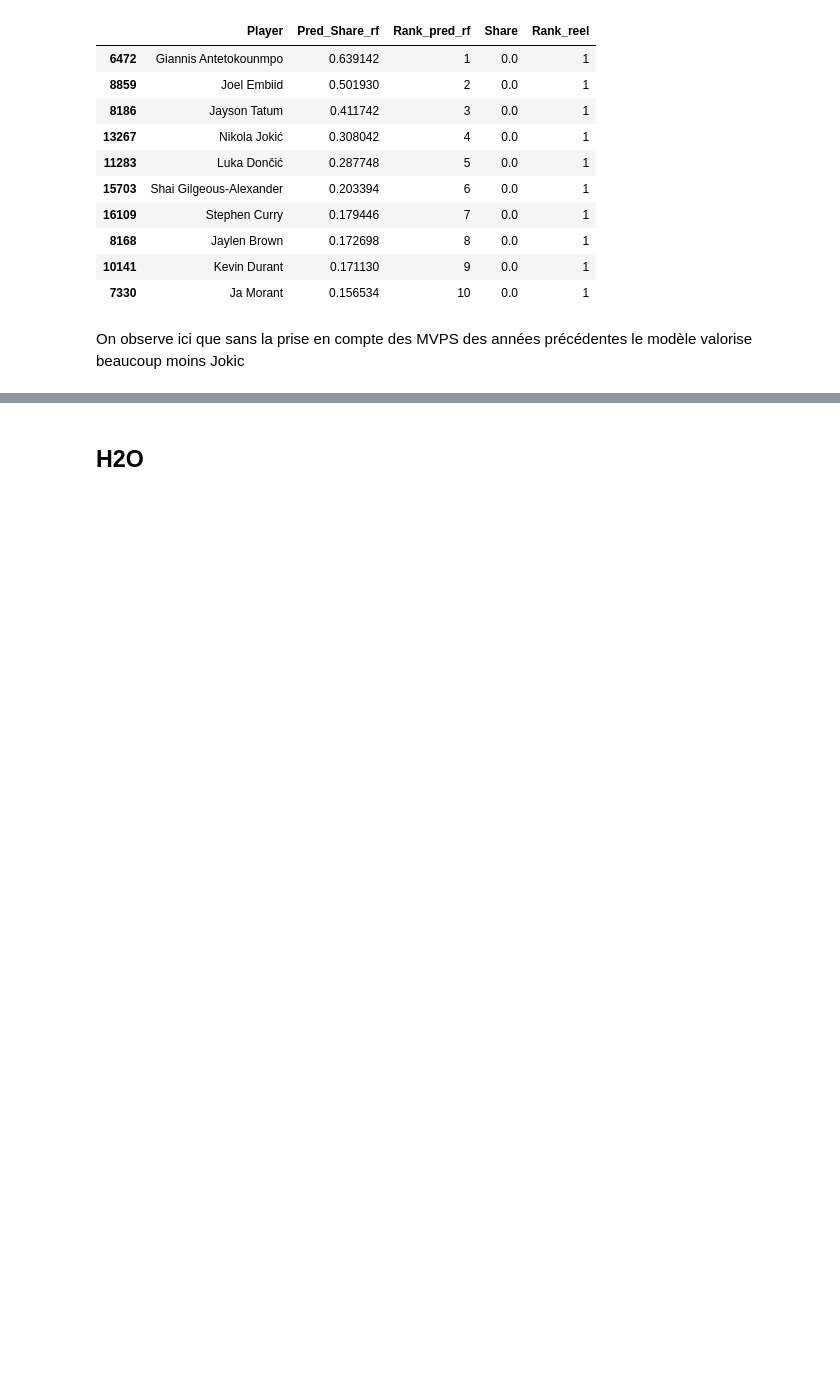
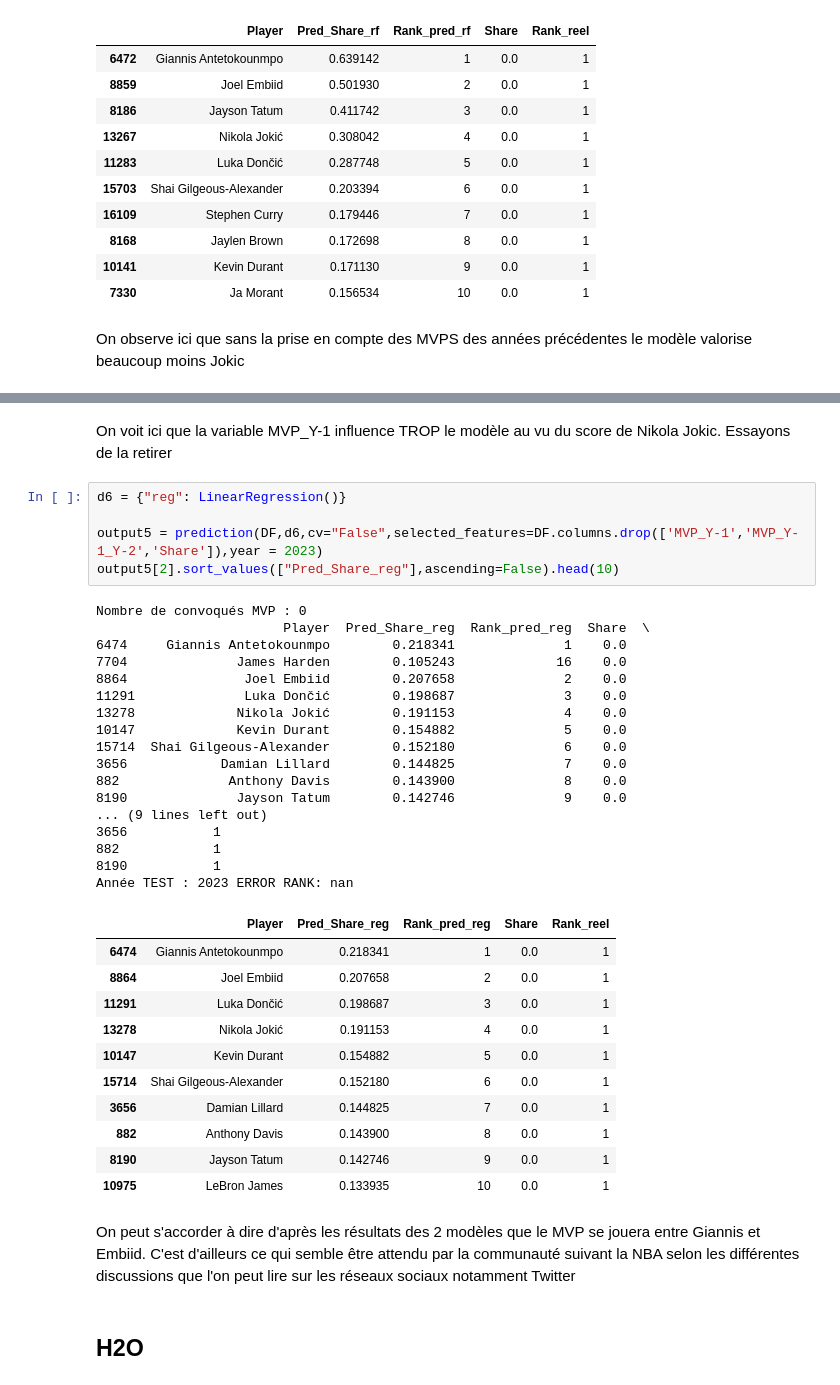
Before and after one commit to MartinErwan/ML_NBA_MVP_Prediction, a Jupyter notebook: PFE_Prediction.ipynb, the cells around one changed output, grey strips where cells are left out. Drawn from its saved outputs; the diff is of its cells as text; blank space fills up the shorter version.

```diff
--- a/PFE_Prediction.ipynb
+++ b/PFE_Prediction.ipynb
@@ -971,3 +928,43 @@ On observe ici que sans la prise en compte des MVPS des années précédentes le
+# %% [markdown]
+On voit ici que la variable MVP_Y-1 influence TROP le modèle au vu du score de Nikola Jokic. Essayons de la
+retirer
+# %%
+d6 = {"reg": LinearRegression()}
+
+output5 = prediction(DF,d6,cv="False",selected_features=DF.columns.drop(['MVP_Y-1','MVP_Y-1_Y-2','Share']),year = 2023)
+output5[2].sort_values(["Pred_Share_reg"],ascending=False).head(10)
+# %% [output]
+Nombre de convoqués MVP : 0
+                        Player  Pred_Share_reg  Rank_pred_reg  Share  \
+6474     Giannis Antetokounmpo        0.218341              1    0.0
+7704              James Harden        0.105243             16    0.0
+8864               Joel Embiid        0.207658              2    0.0
+11291              Luka Dončić        0.198687              3    0.0
+13278             Nikola Jokić        0.191153              4    0.0
+10147             Kevin Durant        0.154882              5    0.0
+15714  Shai Gilgeous-Alexander        0.152180              6    0.0
+3656            Damian Lillard        0.144825              7    0.0
+882              Anthony Davis        0.143900              8    0.0
+8190              Jayson Tatum        0.142746              9    0.0
+... (9 lines left out)
+3656           1
+882            1
+8190           1
+Année TEST : 2023 ERROR RANK: nan
+|  | Player | Pred_Share_reg | Rank_pred_reg | Share | Rank_reel |
+| 6474 | Giannis Antetokounmpo | 0.218341 | 1 | 0.0 | 1 |
+| 8864 | Joel Embiid | 0.207658 | 2 | 0.0 | 1 |
+| 11291 | Luka Dončić | 0.198687 | 3 | 0.0 | 1 |
+| 13278 | Nikola Jokić | 0.191153 | 4 | 0.0 | 1 |
+| 10147 | Kevin Durant | 0.154882 | 5 | 0.0 | 1 |
+| 15714 | Shai Gilgeous-Alexander | 0.152180 | 6 | 0.0 | 1 |
+| 3656 | Damian Lillard | 0.144825 | 7 | 0.0 | 1 |
+| 882 | Anthony Davis | 0.143900 | 8 | 0.0 | 1 |
+| 8190 | Jayson Tatum | 0.142746 | 9 | 0.0 | 1 |
+| 10975 | LeBron James | 0.133935 | 10 | 0.0 | 1 |
+# %% [markdown]
+On peut s'accorder à dire d'après les résultats des 2 modèles que le MVP se jouera entre Giannis et Embiid.
+C'est d'ailleurs ce qui semble être attendu par la communauté suivant la NBA selon les différentes discussions que l'on peut lire sur les réseaux sociaux notamment Twitter
 # %% [markdown]
 ## H2O
 # %%
```
Also changed, not shown: parts of 16 cells of this notebook, 1 other file.
